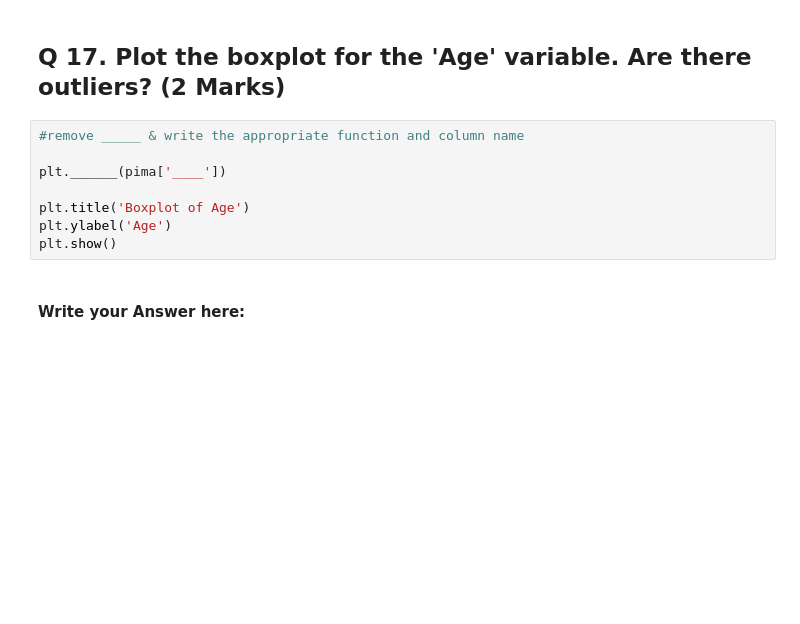
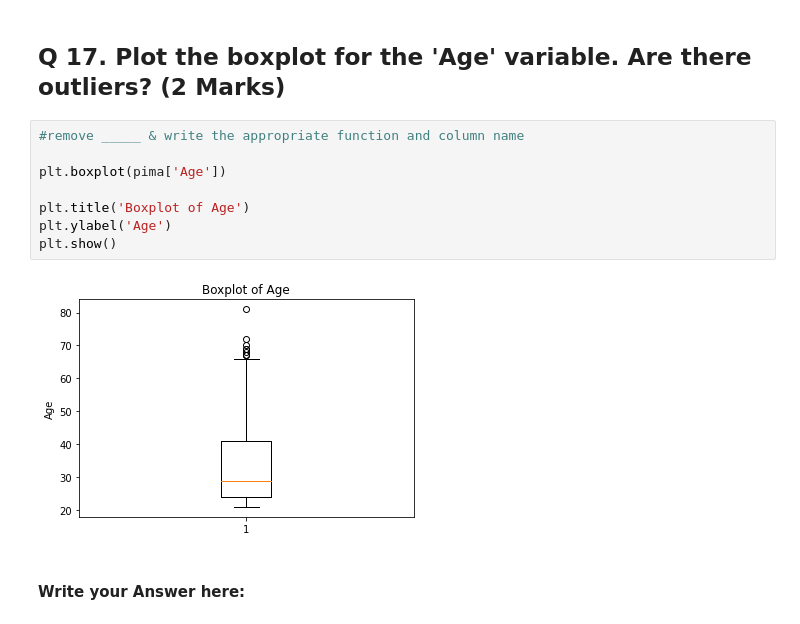
Before and after one commit to Upsjyq/MIT-IDSS-Data-Science-and-Machine-Learning, a Jupyter notebook: Foundations of Data Science/Diabetis Project/MIT_FDS_Project_Diabetes_Analysis_Questions-1.ipynb, the cells around one changed output. Saved outputs shown, nothing was run; the diff lists cells and outputs as text; blank space fills up the shorter version.

```diff
--- a/Foundations of Data Science/Diabetis Project/MIT_FDS_Project_Diabetes_Analysis_Questions-1.ipynb
+++ b/Foundations of Data Science/Diabetis Project/MIT_FDS_Project_Diabetes_Analysis_Questions-1.ipynb
@@ -207,11 +297,13 @@ Ans 16:
 # %%
 #remove _____ & write the appropriate function and column name
 
-plt.______(pima['____'])
+plt.boxplot(pima['Age'])
 
 plt.title('Boxplot of Age')
 plt.ylabel('Age')
 plt.show()
+# %% [output]
+[figure, added]
 # %% [markdown]
 #### Write your Answer here:
 # %% [raw]
```
Also changed, not shown: parts of 21 cells of this notebook.
